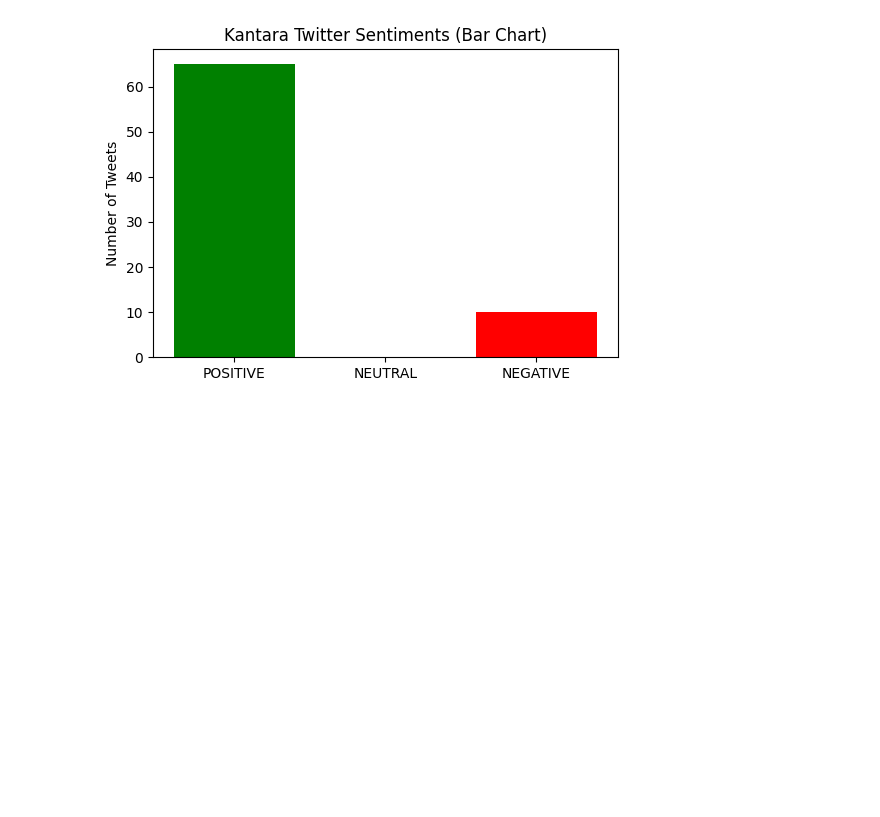
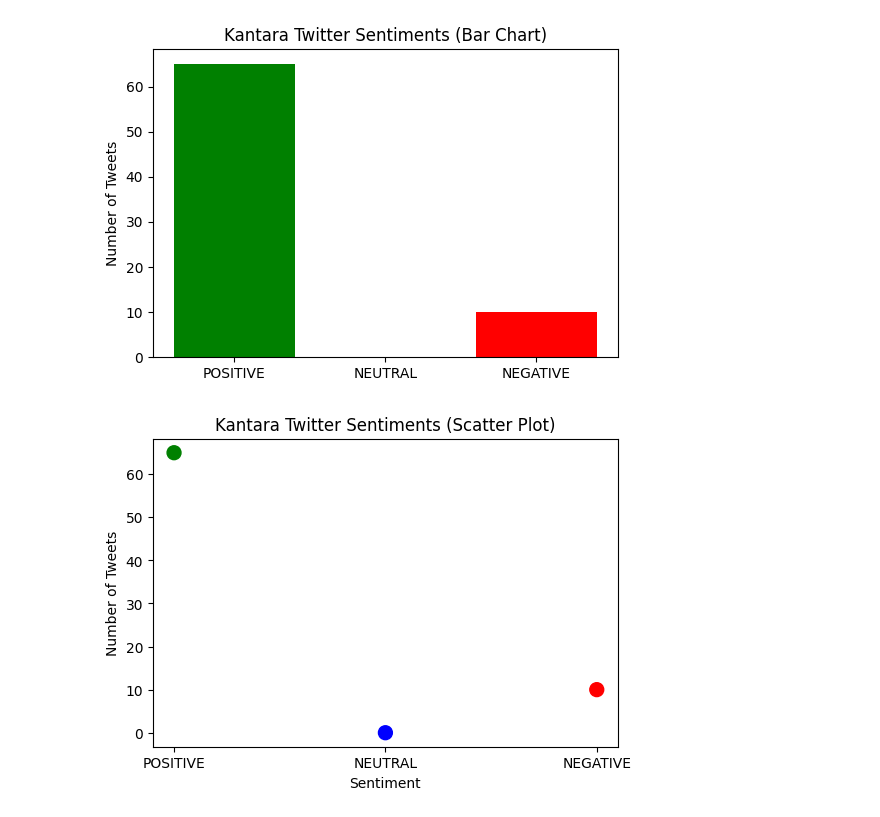
Before and after one commit to sridharkesavan/DataAnalysis, a Jupyter notebook: SentiAnalysisKantara.ipynb, the cells around one changed output. Cells and saved outputs as stored; diff of their text form; code cells hidden in the pictures; blank space fills up the shorter version.

```diff
--- a/SentiAnalysisKantara.ipynb
+++ b/SentiAnalysisKantara.ipynb
@@ -180,3 +207,22 @@ plt.ylabel('Number of Tweets')
 plt.show()
 # %% [output]
 [figure]
+# %%
+import matplotlib.pyplot as plt
+
+labels = ['POSITIVE', 'NEUTRAL', 'NEGATIVE']
+scores = [positives, neutrals, negatives]  # Use your actual counts here
+
+# Convert labels to numeric positions
+x = range(len(labels))
+
+plt.figure(figsize=(6, 4))
+plt.scatter(x, scores, color=['green', 'blue', 'red'], s=100)
+
+plt.xticks(x, labels)
+plt.title('Kantara Twitter Sentiments (Scatter Plot)')
+plt.ylabel('Number of Tweets')
+plt.xlabel('Sentiment')
+plt.show()
+# %% [output]
+[figure, added]
```
Also changed, not shown: parts of 6 cells of this notebook.
